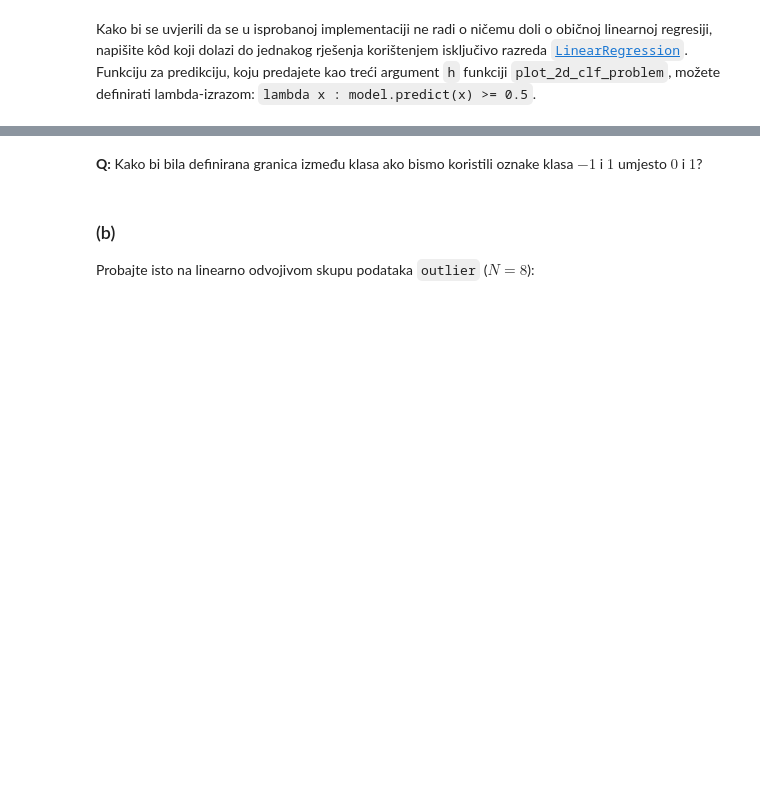
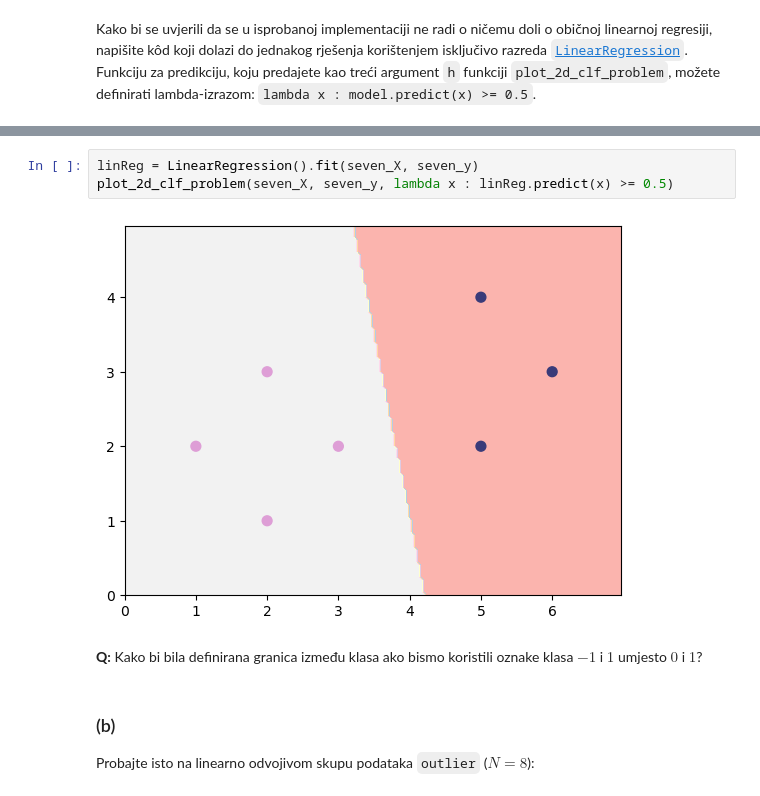
Before and after one commit to RobertoGrabovac/FER-StrojnoUcenje1, a Jupyter notebook: LAB2 - Linearni diskriminativni modeli i logisticka regresija.ipynb, the cells around one changed output, grey strips where cells are left out. Saved outputs shown, nothing was run; the diff lists cells and outputs as text; blank space fills up the shorter version.

```diff
--- a/LAB2 - Linearni diskriminativni modeli i logisticka regresija.ipynb
+++ b/LAB2 - Linearni diskriminativni modeli i logisticka regresija.ipynb
@@ -97,3 +107,8 @@ Kako bi se uvjerili da se u isprobanoj implementaciji ne radi o ničemu doli o o
+# %%
+linReg = LinearRegression().fit(seven_X, seven_y)
+plot_2d_clf_problem(seven_X, seven_y, lambda x : linReg.predict(x) >= 0.5)
+# %% [output]
+[figure, added]
 # %% [markdown]
 **Q:** Kako bi bila definirana granica između klasa ako bismo koristili oznake klasa $-1$ i $1$ umjesto $0$ i $1$?
 # %% [markdown]
```
Also changed, not shown: parts of 12 cells of this notebook.
